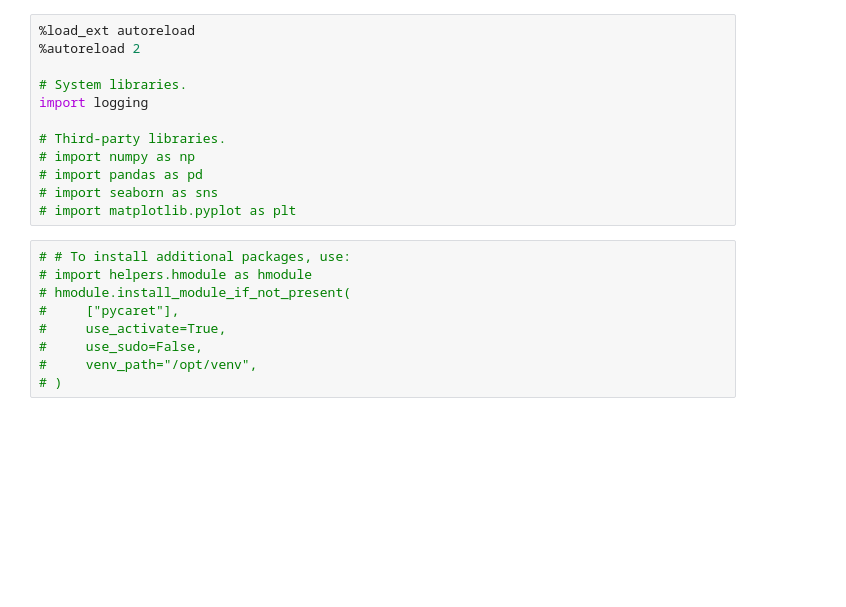
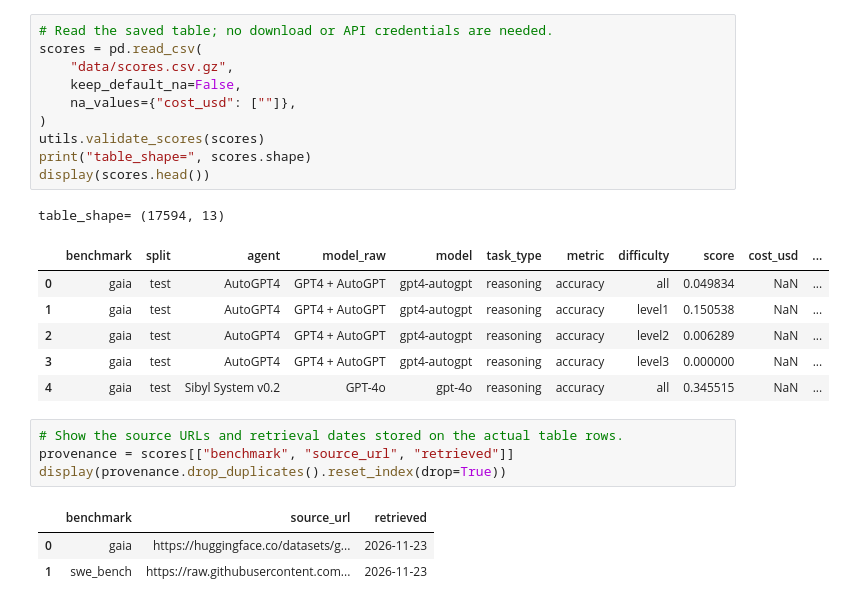
Before and after one commit to Yashu16/forked_grp8_gpsaggese.github.io, a Jupyter notebook: class_project/msml610/Fall2026/projects/UmdTask934_MSML610_Fall2026_Benchmarking_Data_Science_Agents/benchmarking_agents.example.ipynb, the cells around one changed output. Saved outputs shown, nothing was run; the diff lists cells and outputs as text; blank space fills up the shorter version.

```diff
--- a/class_project/msml610/Fall2026/projects/UmdTask934_MSML610_Fall2026_Benchmarking_Data_Science_Agents/benchmarking_agents.example.ipynb
+++ b/class_project/msml610/Fall2026/projects/UmdTask934_MSML610_Fall2026_Benchmarking_Data_Science_Agents/benchmarking_agents.example.ipynb
@@ -19,21 +50,26 @@ Guide: https://github.com/causify-ai/helpers/blob/master/docs/coding/all.jupyter
 # %%
-%load_ext autoreload
-%autoreload 2
-
-# System libraries.
-import logging
-
-# Third-party libraries.
-# import numpy as np
-# import pandas as pd
-# import seaborn as sns
-# import matplotlib.pyplot as plt
+# Read the saved table; no download or API credentials are needed.
+scores = pd.read_csv(
+    "data/scores.csv.gz",
+    keep_default_na=False,
+    na_values={"cost_usd": [""]},
+)
+utils.validate_scores(scores)
+print("table_shape=", scores.shape)
+display(scores.head())
+# %% [output]
+table_shape= (17594, 13)
+|  | benchmark | split | agent | model_raw | model | task_type | metric | difficulty | score | cost_usd | ... |
+| 0 | gaia | test | AutoGPT4 | GPT4 + AutoGPT | gpt4-autogpt | reasoning | accuracy | all | 0.049834 | NaN | ... |
+| 1 | gaia | test | AutoGPT4 | GPT4 + AutoGPT | gpt4-autogpt | reasoning | accuracy | level1 | 0.150538 | NaN | ... |
+| 2 | gaia | test | AutoGPT4 | GPT4 + AutoGPT | gpt4-autogpt | reasoning | accuracy | level2 | 0.006289 | NaN | ... |
+| 3 | gaia | test | AutoGPT4 | GPT4 + AutoGPT | gpt4-autogpt | reasoning | accuracy | level3 | 0.000000 | NaN | ... |
+| 4 | gaia | test | Sibyl System v0.2 | GPT-4o | gpt-4o | reasoning | accuracy | all | 0.345515 | NaN | ... |
 # %%
-# # To install additional packages, use:
-# import helpers.hmodule as hmodule
-# hmodule.install_module_if_not_present(
-#     ["pycaret"],
-#     use_activate=True,
-#     use_sudo=False,
-#     venv_path="/opt/venv",
-# )
+# Show the source URLs and retrieval dates stored on the actual table rows.
+provenance = scores[["benchmark", "source_url", "retrieved"]]
+display(provenance.drop_duplicates().reset_index(drop=True))
+# %% [output]
+|  | benchmark | source_url | retrieved |
+| 0 | gaia | https://huggingface.co/datasets/g... | 2026-11-23 |
+| 1 | swe_bench | https://raw.githubusercontent.com... | 2026-11-23 |
```
Also changed, not shown: parts of 15 cells of this notebook, 4 other files.
